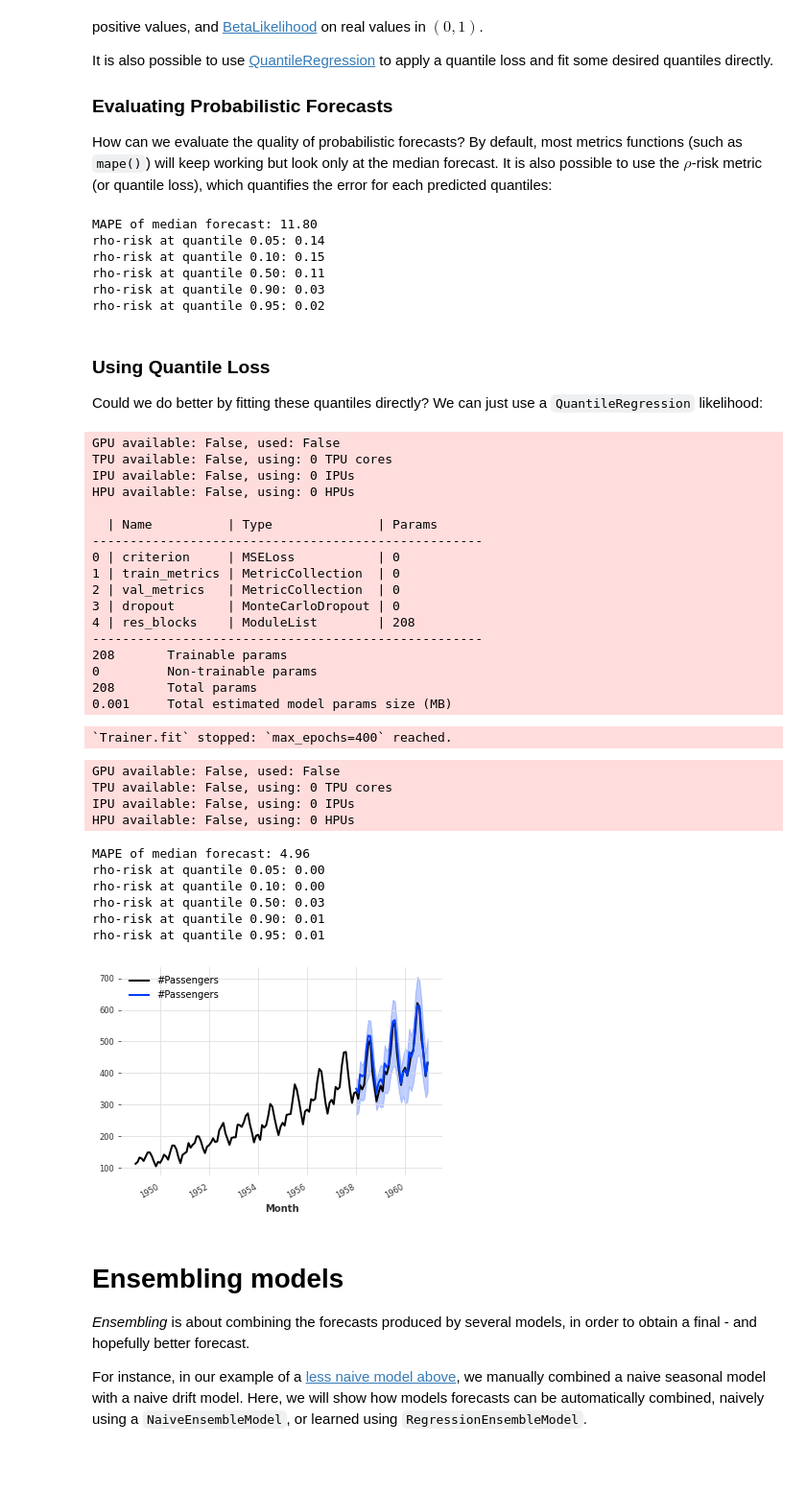
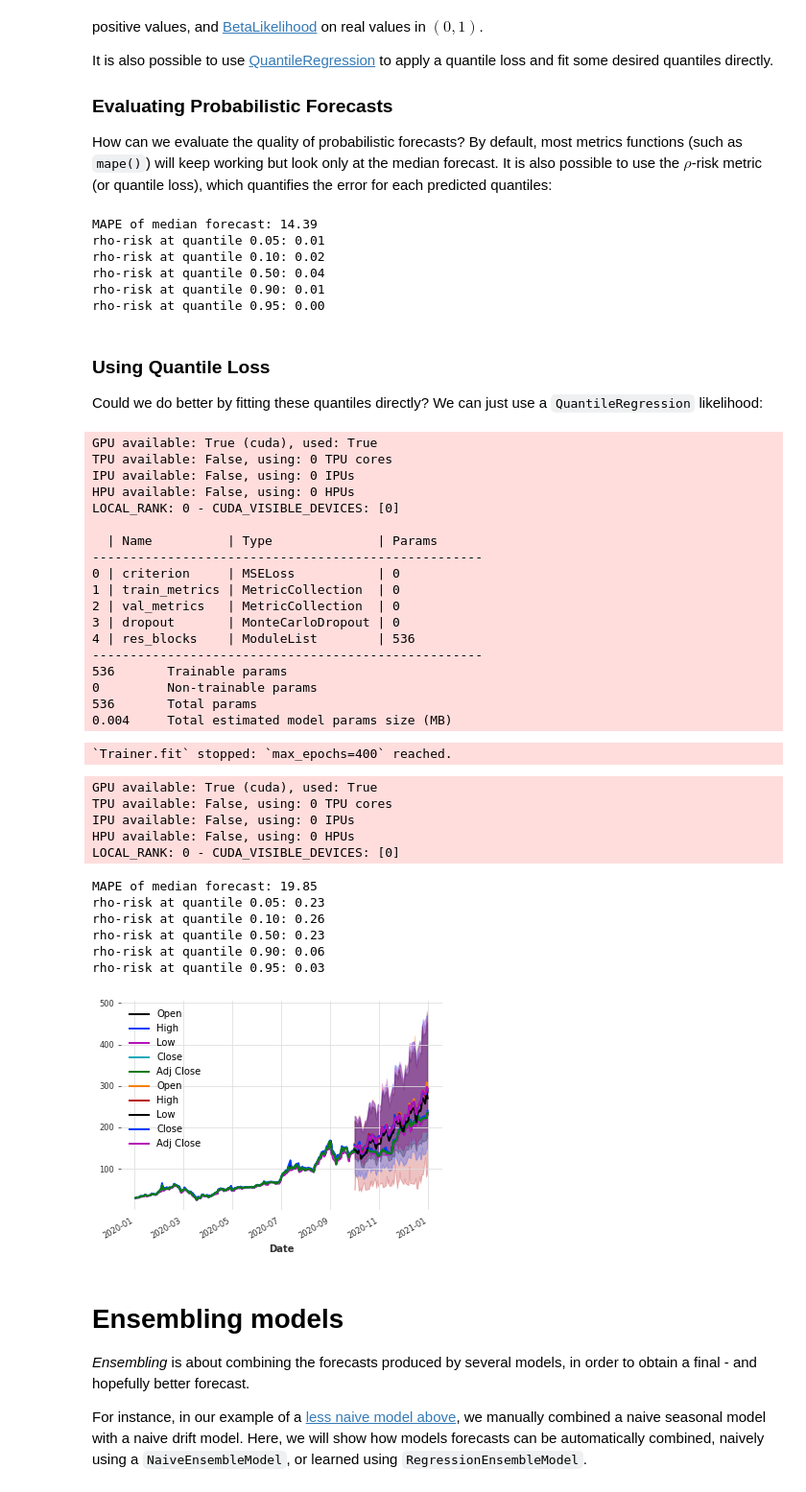
Before and after one commit to GregorySchwing/darts, a Jupyter notebook: examples/00-quickstart.ipynb, the cells around one changed output. Shown at 96% size. Saved outputs shown, nothing was run; the diff lists cells and outputs as text; code cells hidden in the pictures; blank space fills up the shorter version.

```diff
--- a/examples/00-quickstart.ipynb
+++ b/examples/00-quickstart.ipynb
@@ -887,8 +781,11 @@ model = TCNModel(
     input_chunk_length=24,
     output_chunk_length=12,
     random_state=42,
-    likelihood=LaplaceLikelihood(prior_b=0.1),
+    likelihood=LaplaceLikelihood(prior_b=0.1), pl_trainer_kwargs={
+      "accelerator": "gpu",
+      "devices": [0]
+    },
 )
 
-model.fit(train_air_scaled, epochs=400, verbose=True);
+model.fit(train_scaled, epochs=400, verbose=True);
 # %% [output]
@@ -912,10 +810,10 @@ HPU available: False, using: 0 HPUs
 `Trainer.fit` stopped: `max_epochs=400` reached.
 # %%
-pred = model.predict(n=36, num_samples=500)
+pred = model.predict(n=len(val), num_samples=500)
 
 # scale back:
 pred = scaler.inverse_transform(pred)
 
-series_air.plot()
+series.plot()
 pred.plot()
 # %% [output]
@@ -942,17 +841,17 @@ How can we evaluate the quality of probabilistic forecasts? By default, most met
 # %%
 from darts.metrics import rho_risk
 
-print("MAPE of median forecast: %.2f" % mape(series_air, pred))
+print("MAPE of median forecast: %.2f" % mape(series, pred))
 for rho in [0.05, 0.1, 0.5, 0.9, 0.95]:
-    rr = rho_risk(series_air, pred, rho=rho)
+    rr = rho_risk(series, pred, rho=rho)
     print("rho-risk at quantile %.2f: %.2f" % (rho, rr))
 # %% [output]
-MAPE of median forecast: 11.80
-rho-risk at quantile 0.05: 0.14
-rho-risk at quantile 0.10: 0.15
-rho-risk at quantile 0.50: 0.11
-rho-risk at quantile 0.90: 0.03
-rho-risk at quantile 0.95: 0.02
+MAPE of median forecast: 14.39
+rho-risk at quantile 0.05: 0.01
+rho-risk at quantile 0.10: 0.02
+rho-risk at quantile 0.50: 0.04
+rho-risk at quantile 0.90: 0.01
+rho-risk at quantile 0.95: 0.00
 # %% [markdown]
 ### Using Quantile Loss
 
@@ -965,14 +864,19 @@ model = TCNModel(
     output_chunk_length=12,
     random_state=42,
     likelihood=QuantileRegression([0.05, 0.1, 0.5, 0.9, 0.95]),
+    pl_trainer_kwargs={
+      "accelerator": "gpu",
+      "devices": [0]
+    },
 )
 
-model.fit(train_air_scaled, epochs=400, verbose=True);
+model.fit(train_scaled, epochs=400, verbose=True);
 # %% [output]
-GPU available: False, used: False
+GPU available: True (cuda), used: True
 TPU available: False, using: 0 TPU cores
 IPU available: False, using: 0 IPUs
 HPU available: False, using: 0 HPUs
+LOCAL_RANK: 0 - CUDA_VISIBLE_DEVICES: [0]
 
   | Name          | Type              | Params
 ----------------------------------------------------
@@ -980,38 +884,39 @@ HPU available: False, using: 0 HPUs
 1 | train_metrics | MetricCollection  | 0
 2 | val_metrics   | MetricCollection  | 0
 3 | dropout       | MonteCarloDropout | 0
-4 | res_blocks    | ModuleList        | 208
+4 | res_blocks    | ModuleList        | 536
 ----------------------------------------------------
-208       Trainable params
+536       Trainable params
 0         Non-trainable params
-208       Total params
-0.001     Total estimated model params size (MB)
+536       Total params
+0.004     Total estimated model params size (MB)
 `Trainer.fit` stopped: `max_epochs=400` reached.
 # %%
-pred = model.predict(n=36, num_samples=500)
+pred = model.predict(n=len(val), num_samples=500)
 
 # scale back:
 pred = scaler.inverse_transform(pred)
 
-series_air.plot()
+series.plot()
 pred.plot()
 
-print("MAPE of median forecast: %.2f" % mape(series_air, pred))
+print("MAPE of median forecast: %.2f" % mape(series, pred))
 for rho in [0.05, 0.1, 0.5, 0.9, 0.95]:
-    rr = rho_risk(series_air, pred, rho=rho)
+    rr = rho_risk(series, pred, rho=rho)
     print("rho-risk at quantile %.2f: %.2f" % (rho, rr))
 # %% [output]
-GPU available: False, used: False
+GPU available: True (cuda), used: True
 TPU available: False, using: 0 TPU cores
 IPU available: False, using: 0 IPUs
 HPU available: False, using: 0 HPUs
+LOCAL_RANK: 0 - CUDA_VISIBLE_DEVICES: [0]
-MAPE of median forecast: 4.96
-rho-risk at quantile 0.05: 0.00
-rho-risk at quantile 0.10: 0.00
-rho-risk at quantile 0.50: 0.03
-rho-risk at quantile 0.90: 0.01
-rho-risk at quantile 0.95: 0.01
+MAPE of median forecast: 19.85
+rho-risk at quantile 0.05: 0.23
+rho-risk at quantile 0.10: 0.26
+rho-risk at quantile 0.50: 0.23
+rho-risk at quantile 0.90: 0.06
+rho-risk at quantile 0.95: 0.03
-[figure, old version]
+[figure, new version]
 # %% [markdown]
 # Ensembling models
 *Ensembling* is about combining the forecasts produced by several models, in order to obtain a final - and hopefully better forecast.
```
Also changed, not shown: parts of 47 cells of this notebook.
